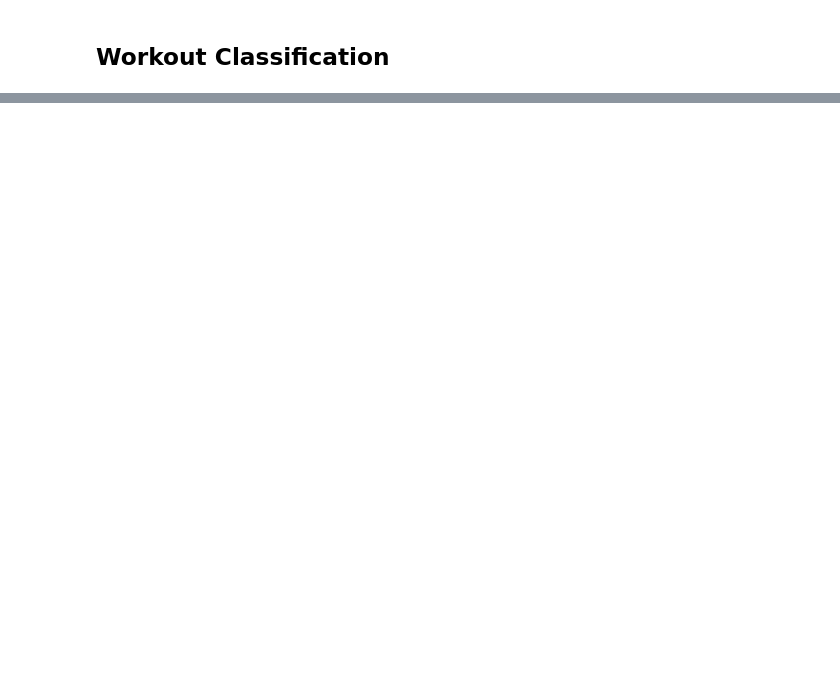
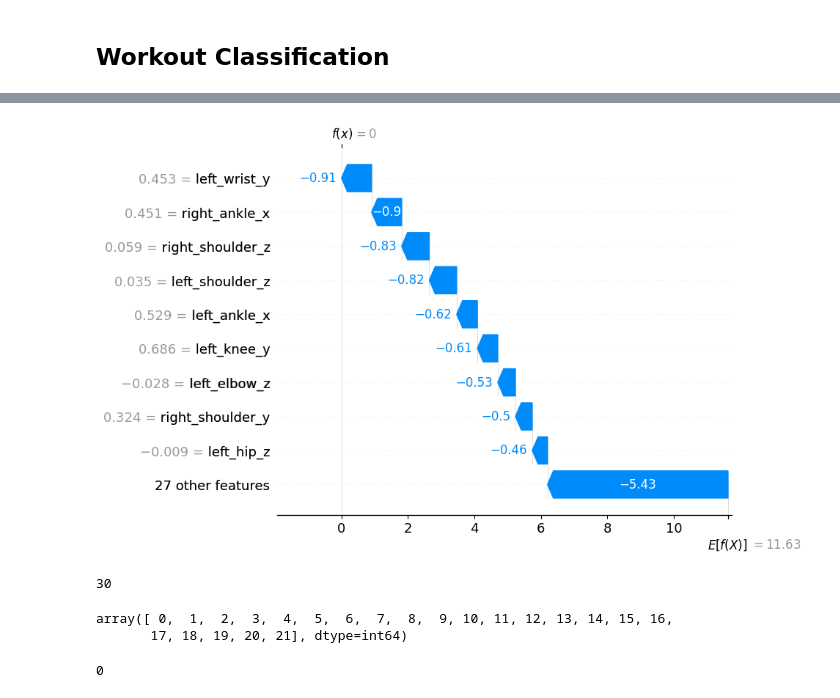
Before and after one commit to dongyiu/DesD_AI_pathway, a Jupyter notebook: AI/app/xai.ipynb, the cells around one changed output, grey strips where cells are left out. Cells and saved outputs as stored; diff of their text form; code cells hidden in the pictures; blank space fills up the shorter version.

```diff
--- a/AI/app/xai.ipynb
+++ b/AI/app/xai.ipynb
@@ -20,7 +20,6 @@ mediapipe_model = MediaPipeHandler()
 
 training_dataset=mediapipe_model.read_csv_to_pd(r"D:\stuff\uni bruv\Year 3\DESD2\DesD_AI_pathway\AI\data\train_new.csv")
 testing_dataset=mediapipe_model.read_csv_to_pd(r"D:\stuff\uni bruv\Year 3\DESD2\DesD_AI_pathway\AI\data\test_new.csv")
-
 """
 Removes original feature and splits it into x,y,z components
 
@@ -45,24 +44,23 @@ Splits dataset into X_train,y_train or X_test,y_test, if you give it training da
 """
 def Return_X_y(dataframe,columns_to_delete):
     X=dataframe.drop(columns=columns_to_delete)
-    y=dataframe['muscle group']
+    y=dataframe['muscle_group']
     return X,y
 
 features_to_split=['left_shoulder',
        'right_shoulder', 'left_elbow', 'right_elbow', 'left_wrist',
-       'right_wrist', 'left_pinky', 'right_pinky', 'left_index', 'right_index',
-       'left_thumb', 'right_thumb', 'left_hip', 'right_hip', 'left_knee',
-       'right_knee', 'left_ankle', 'right_ankle', 'left_heel', 'right_heel',
-       'left_foot_index', 'right_foot_index']
+       'right_wrist', 'left_hip', 'right_hip', 'left_knee',
+       'right_knee', 'left_ankle', 'right_ankle']
 
 training_dataset_preprocessed=Preprocess_data(training_dataset,features_to_split)
 X_train, y_train = Return_X_y(training_dataset_preprocessed,['label','muscle group','image','Unnamed: 0'])
 
-
 testing_dataset_preprocessed=Preprocess_data(testing_dataset,features_to_split)
 X_test, y_test = Return_X_y(testing_dataset_preprocessed,['label','muscle group','image','Unnamed: 0'])
 
-columns_to_drop = ['left_heel_z', 'left_elbow_z', 'right_shoulder_y', 'right_elbow_x', 'right_pinky_z', 'left_ankle_x', 'right_hip_z', 'right_ankle_z', 'right_wrist_z', 'right_pinky_y', 'left_pinky_x', 'left_wrist_x', 'left_foot_index_z', 'right_foot_index_y', 'left_wrist_z', 'right_thumb_x', 'left_index_y', 'left_foot_index_y', 'right_hip_y', 'right_index_z', 'right_foot_index_x', 'left_knee_y', 'right_knee_y', 'right_knee_x', 'left_foot_index_x', 'left_thumb_x', 'right_foot_index_z', 'left_thumb_z', 'right_elbow_z', 'left_heel_x', 'left_ankle_y', 'left_pinky_y', 'left_pinky_z', 'right_thumb_y', 'right_heel_z', 'right_ankle_x', 'right_heel_y', 'right_index_y', 'left_ankle_z', 'left_elbow_x', 'right_index_x', 'right_wrist_y', 'right_elbow_y', 'right_heel_x', 'left_heel_y', 'right_hip_x', 'left_index_z', 'right_wrist_x', 'right_pinky_x', 'left_thumb_y', 'right_thumb_z', 'right_ankle_y', 'left_index_x']
+columns_to_drop = ['left_pinky', 'right_pinky', 'left_index', 'right_index', 'left_thumb',
+       'right_thumb', 'left_heel', 'right_heel', 'left_foot_index',
+       'right_foot_index']
 
 X_train_feature_eng=X_train.drop(columns=columns_to_drop)
 X_test_feature_eng=X_test.drop(columns=columns_to_drop)
@@ -205,0 +337,3 @@ plot_skeleton(original.to_dict(), highlighted_joints=important_joints)
+# %%
+with open('rfc_workout_classifier.pkl', 'rb') as f:
+    random_tree_model = pickle.load(f)
@@ -205,0 +368,17 @@ plot_skeleton(original.to_dict(), highlighted_joints=important_joints)
+# %%
+import shap
+explainer = shap.Explainer(random_tree_model.predict, X_train_feature_eng)
+shap_values = explainer(X_test_feature_eng[:30])
+# %%
+shap.plots.waterfall(shap_values[29])
+# %% [output]
+[figure, added]
+# %%
+len(shap_values)
+# %% [output]
+30
+# %%
+random_tree_model.classes_
+# %% [output]
+array([ 0,  1,  2,  3,  4,  5,  6,  7,  8,  9, 10, 11, 12, 13, 14, 15, 16,
+       17, 18, 19, 20, 21], dtype=int64)
@@ -205,0 +391,4 @@ plot_skeleton(original.to_dict(), highlighted_joints=important_joints)
+# %%
+y_test[0]
+# %% [output]
+0
```
Also changed, not shown: parts of 12 cells of this notebook, 5 other files.
